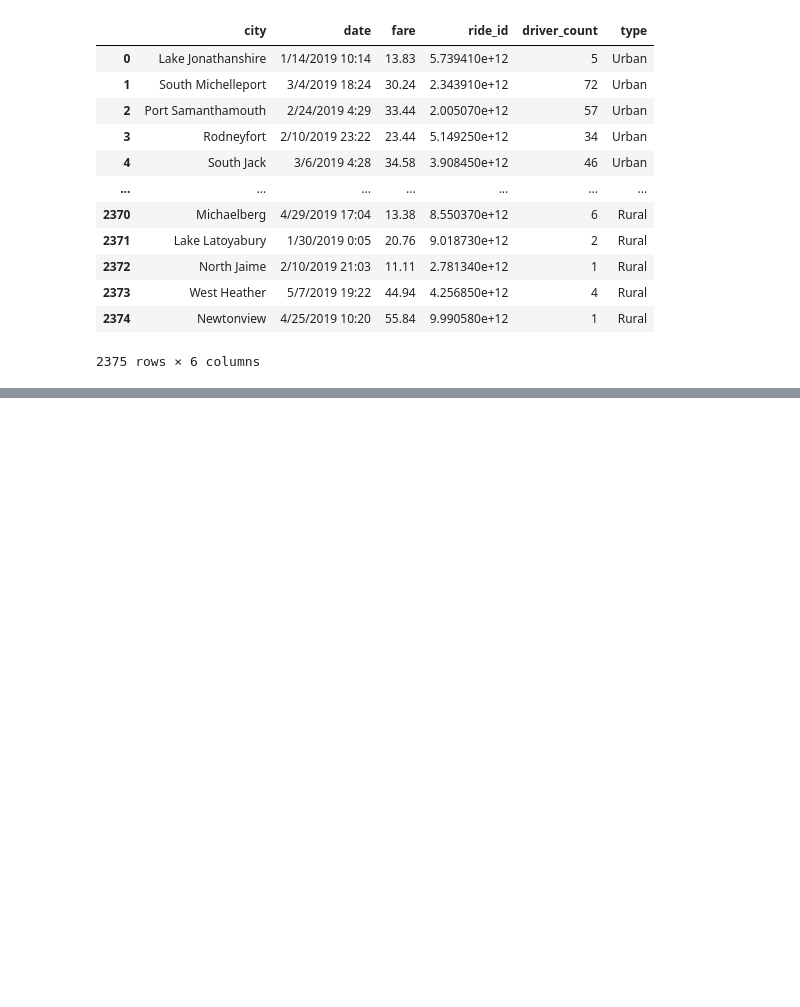
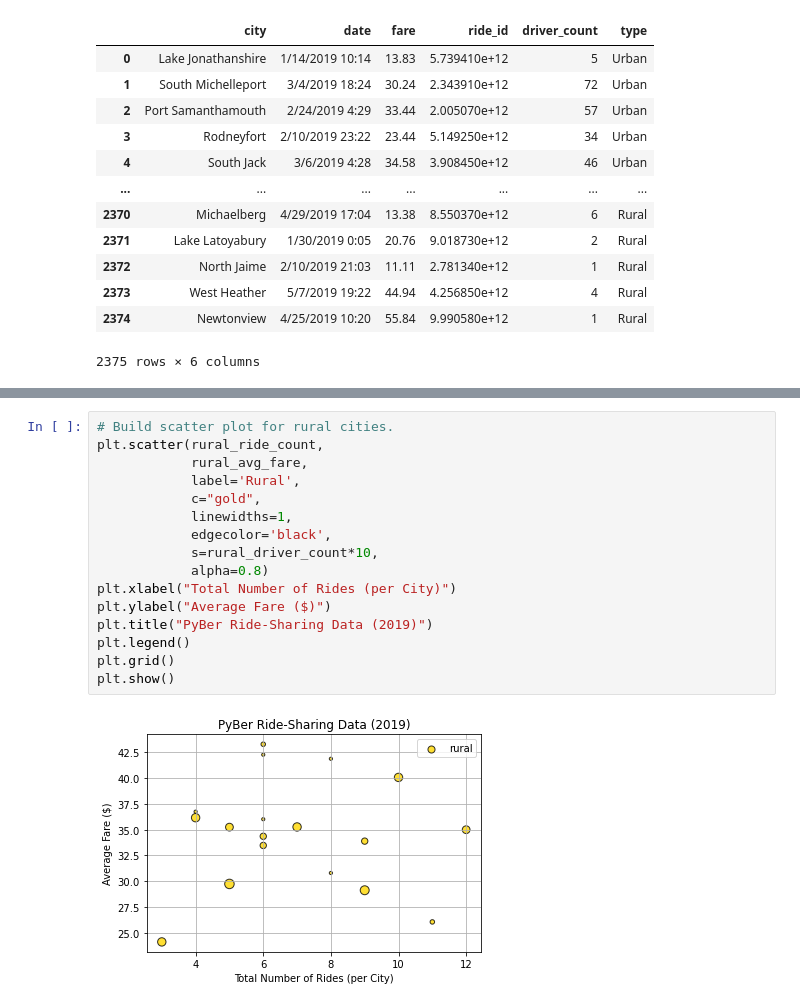
Before and after one commit to ed12rivera/PyBer_Analysis, a Jupyter notebook: PyBer.ipynb, the cells around one changed output, grey strips where cells are left out. Saved outputs shown, nothing was run; the diff lists cells and outputs as text; blank space fills up the shorter version.

```diff
--- a/PyBer.ipynb
+++ b/PyBer.ipynb
@@ -79,0 +197,18 @@ pyber_data_df
+# %%
+# Build scatter plot for rural cities.
+plt.scatter(rural_ride_count,
+            rural_avg_fare,
+            label='Rural',
+            c="gold",
+            linewidths=1,
+            edgecolor='black',
+            s=rural_driver_count*10,
+            alpha=0.8)
+plt.xlabel("Total Number of Rides (per City)")
+plt.ylabel("Average Fare ($)")
+plt.title("PyBer Ride-Sharing Data (2019)")
+plt.legend()
+plt.grid()
+plt.show()
+# %% [output]
+[figure, added]
```
Also changed, not shown: parts of 10 cells of this notebook, 1 other file.
